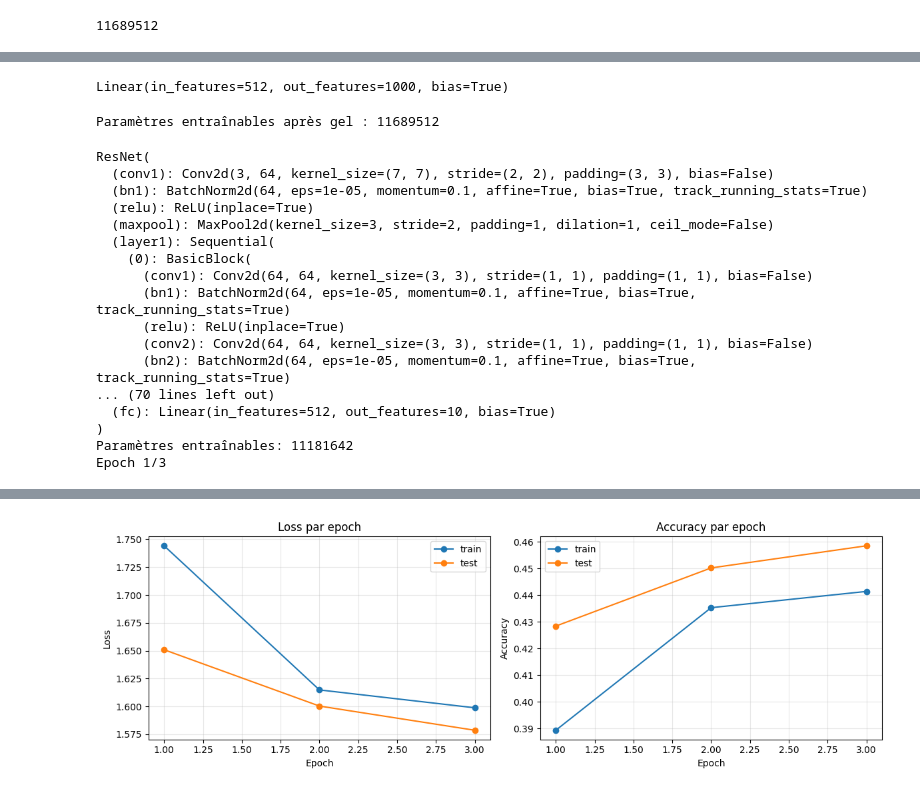
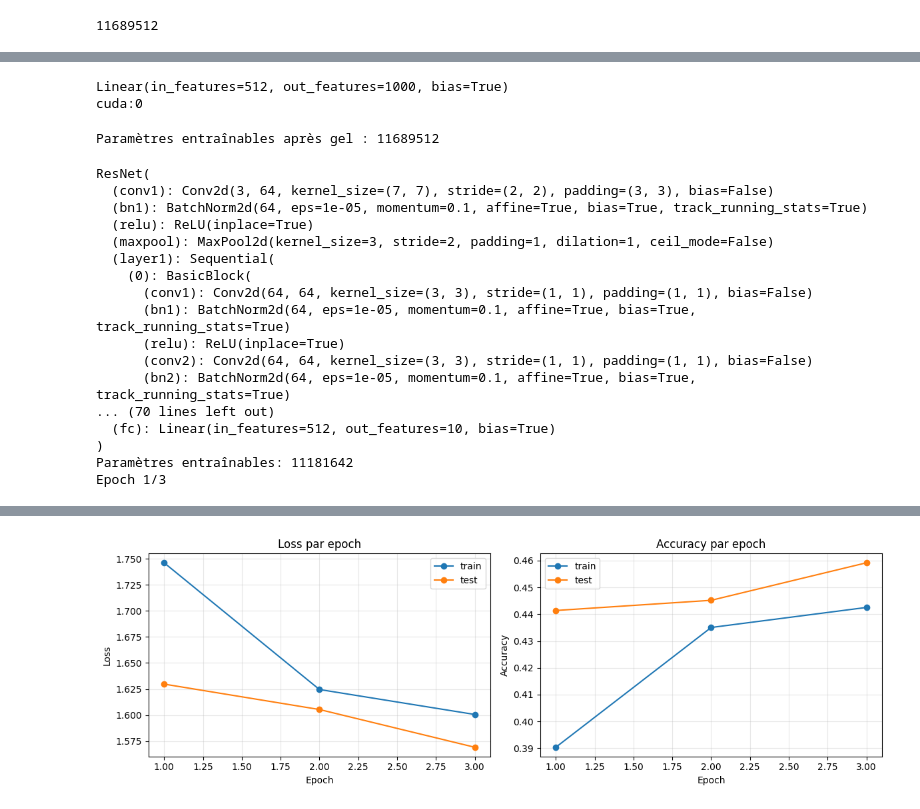
Before and after one commit to F1N3X/machine-learning-cours, a Jupyter notebook: atelier4.ipynb, the cells around one changed output, grey strips where cells are left out. Saved outputs shown, nothing was run; the diff lists cells and outputs as text; code cells hidden in the pictures.

Commit message:
feat: introducing cuda to use GPU instead of CPU

```diff
--- a/atelier4.ipynb
+++ b/atelier4.ipynb
@@ -19,0 +20,5 @@ False
+# %%
+device = torch.device("cuda" if torch.cuda.is_available() else "cpu")
+print("Device :", device)
+print(torch.cuda.is_available())
+print(torch.cuda.get_device_name(0))
@@ -86,7 +95,7 @@ def forward():
 
     return nn.Sequential(features, classifier)
 # %%
-mlp = forward()
+mlp = forward().to(device)
 
 print(mlp)
 
@@ -143,6 +152,9 @@ def train_loop(dataloader, model, loss_fn, optimizer, writer=None, history=None,
     running_correct = 0
     loop = tqdm(enumerate(dataloader), total=num_batches, desc="Train", leave=False)
     for batch, (X, y_true) in loop:
+        X = X.to(device)
+        y_true = y_true.to(device)
+
         y_pred = model(X)
         loss = loss_fn(y_pred, y_true)
 
@@ -183,8 +195,12 @@ def test_loop(dataloader, model, loss_fn):
     loop = tqdm(enumerate(dataloader), total=num_batches, desc="Test", leave=False)
     with torch.no_grad():
         for batch, (X, y_true) in loop:
+            X = X.to(device)
+            y_true = y_true.to(device)
+
             y_pred = model(X)
             test_loss += loss_fn(y_pred, y_true).item()
+
             correct += (y_pred.argmax(1) == y_true).type(torch.float).sum().item()
             avg_loss = test_loss / (batch + 1)
             acc = correct / ((batch + 1) * getattr(dataloader, 'batch_size', X.size(0)))
@@ -331,8 +366,10 @@ ResNet(
 )
 # %%
 print(model.fc)
+print(next(model.parameters()).device)
 # %% [output]
 Linear(in_features=512, out_features=1000, bias=True)
+cuda:0
 # %%
 params_entrainables_apres_gel = sum(p.numel() for p in model.parameters() if p.requires_grad)
 print(f"\nParamètres entraînables après gel : {params_entrainables_apres_gel}")
@@ -345,6 +382,7 @@ from torchvision.models import resnet18, ResNet18_Weights
 n_params = sum(p.numel() for p in model.parameters() if p.requires_grad)
 
 model.fc = nn.Linear(model.fc.in_features, 10)
+model = model.to(device)
 
 criterion = nn.CrossEntropyLoss()
 optimizer = torch.optim.AdamW(model.fc.parameters(), lr=1e-3)
@@ -417 +455 @@ train - loss: 1.5988, acc: 44.14% | test - loss: 1.5786, acc: 45.85%
-[figure, old version]
+[figure, new version]
```
Also changed, not shown: parts of 6 cells of this notebook, 15 other files.
